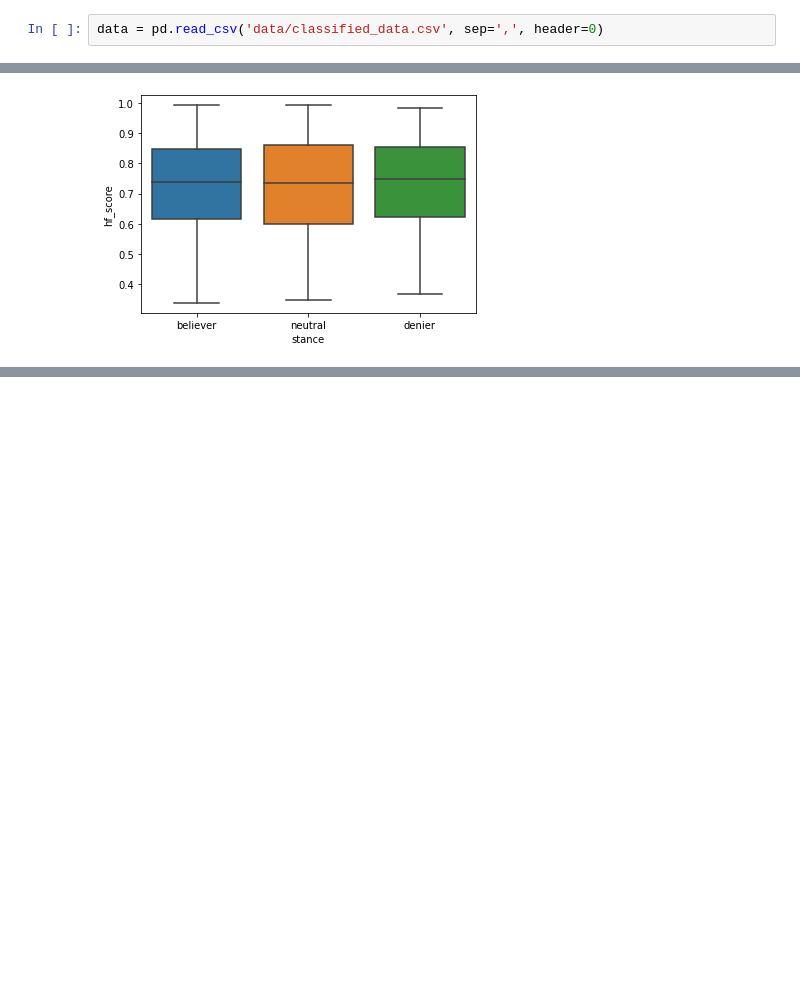
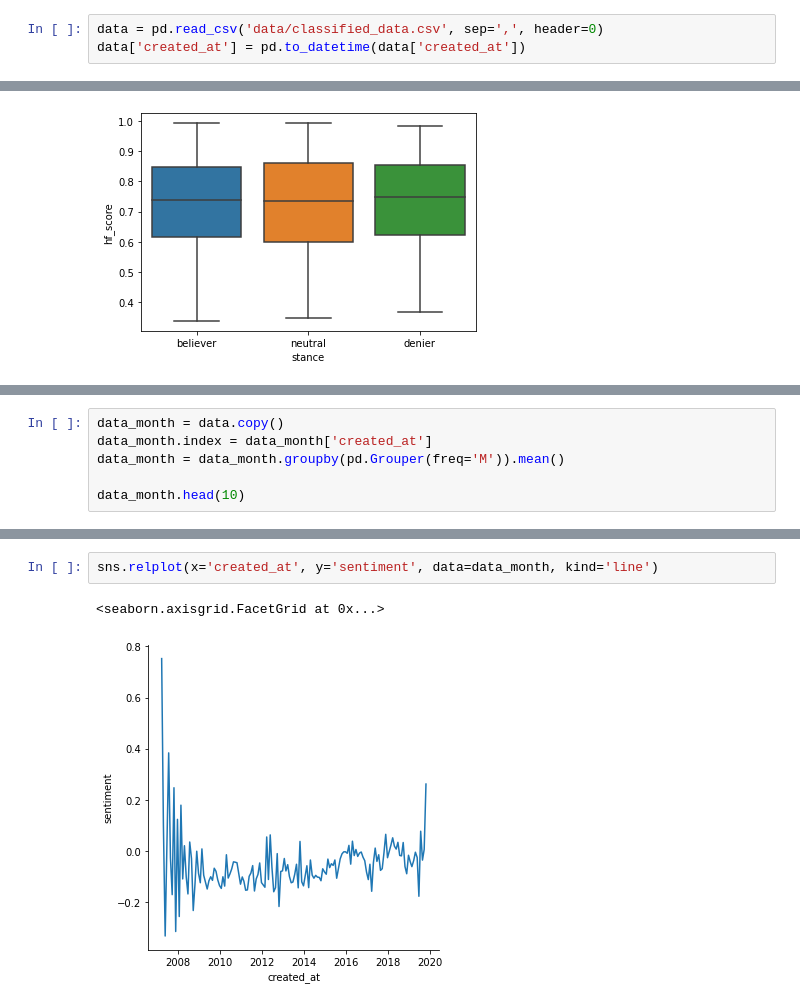
Before and after one commit to 3LL3RM4NN/bdlt_project_the_prophets, a Jupyter notebook: playground_julius.ipynb, the cells around one changed output, grey strips where cells are left out. Cells and saved outputs as stored; diff of their text form; blank space fills up the shorter version.

Commit message:
added plots over time

```diff
--- a/playground_julius.ipynb
+++ b/playground_julius.ipynb
@@ -10,6 +10,7 @@ import seaborn as sns
 ### load dataset
 # %%
 data = pd.read_csv('data/classified_data.csv', sep=',', header=0)
+data['created_at'] = pd.to_datetime(data['created_at'])
 # %%
 data.head()
 # %% [output]
@@ -183,0 +189,6 @@ sns.boxplot(x='stance', y='hf_score', data=data)
+# %%
+data_month = data.copy()
+data_month.index = data_month['created_at']
+data_month = data_month.groupby(pd.Grouper(freq='M')).mean()
+
+data_month.head(10)
@@ -183,0 +208,5 @@ sns.boxplot(x='stance', y='hf_score', data=data)
+# %%
+sns.relplot(x='created_at', y='sentiment', data=data_month, kind='line')
+# %% [output]
+<seaborn.axisgrid.FacetGrid at 0x...>
+[figure, added]
```
Also changed, not shown: parts of 11 cells of this notebook.
